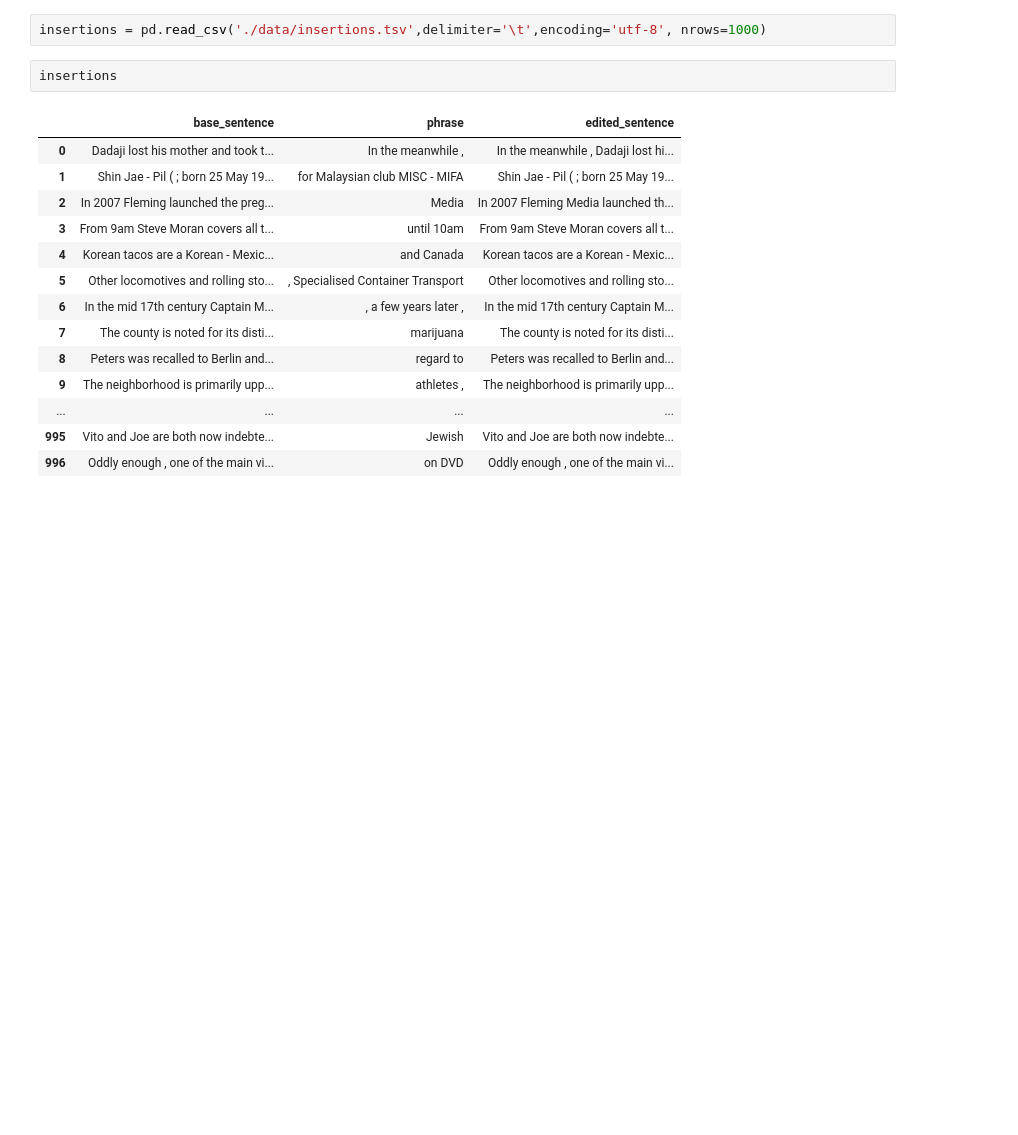
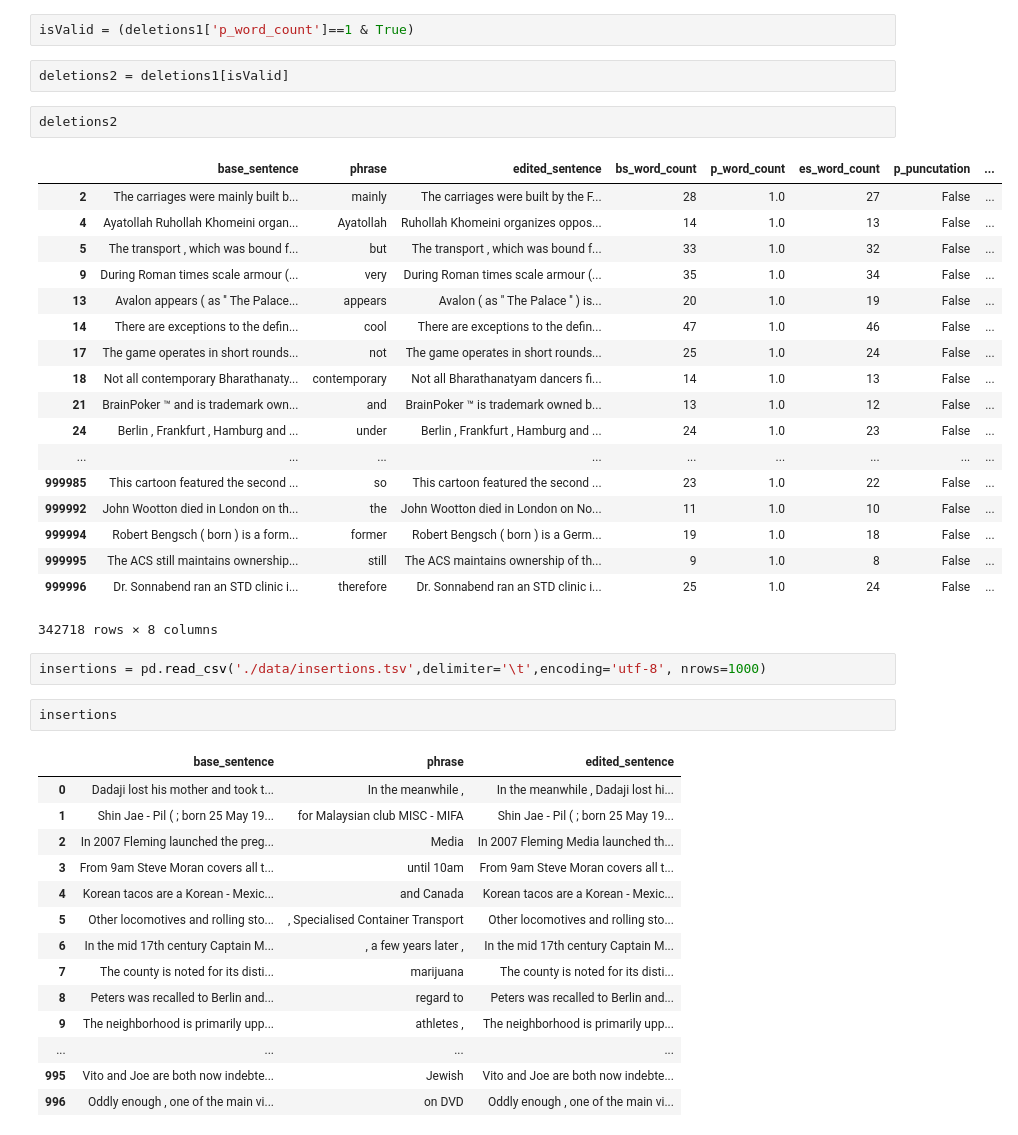
Before and after one commit to jason-shoe/wikiedits-datathon, a Jupyter notebook: Wikiedits-JupyterNotebook.ipynb, the cells around one changed output. Cells and saved outputs as stored; diff of their text form; blank space fills up the shorter version.

```diff
--- a/Wikiedits-JupyterNotebook.ipynb
+++ b/Wikiedits-JupyterNotebook.ipynb
@@ -26,3 +35,28 @@ deletions
+# %%
+isValid = (deletions1['p_word_count']==1 & True)
+# %%
+deletions2 = deletions1[isValid]
+# %%
+deletions2
+# %% [output]
+|  | base_sentence | phrase | edited_sentence | bs_word_count | p_word_count | es_word_count | p_puncutation | ... |
+| 2 | The carriages were mainly built b... | mainly | The carriages were built by the F... | 28 | 1.0 | 27 | False | ... |
+| 4 | Ayatollah Ruhollah Khomeini organ... | Ayatollah | Ruhollah Khomeini organizes oppos... | 14 | 1.0 | 13 | False | ... |
+| 5 | The transport , which was bound f... | but | The transport , which was bound f... | 33 | 1.0 | 32 | False | ... |
+| 9 | During Roman times scale armour (... | very | During Roman times scale armour (... | 35 | 1.0 | 34 | False | ... |
+| 13 | Avalon appears ( as '' The Palace... | appears | Avalon ( as '' The Palace '' ) is... | 20 | 1.0 | 19 | False | ... |
+| 14 | There are exceptions to the defin... | cool | There are exceptions to the defin... | 47 | 1.0 | 46 | False | ... |
+| 17 | The game operates in short rounds... | not | The game operates in short rounds... | 25 | 1.0 | 24 | False | ... |
+| 18 | Not all contemporary Bharathanaty... | contemporary | Not all Bharathanatyam dancers fi... | 14 | 1.0 | 13 | False | ... |
+| 21 | BrainPoker ™ and is trademark own... | and | BrainPoker ™ is trademark owned b... | 13 | 1.0 | 12 | False | ... |
+| 24 | Berlin , Frankfurt , Hamburg and ... | under | Berlin , Frankfurt , Hamburg and ... | 24 | 1.0 | 23 | False | ... |
+| ... | ... | ... | ... | ... | ... | ... | ... | ... |
+| 999985 | This cartoon featured the second ... | so | This cartoon featured the second ... | 23 | 1.0 | 22 | False | ... |
+| 999992 | John Wootton died in London on th... | the | John Wootton died in London on No... | 11 | 1.0 | 10 | False | ... |
+| 999994 | Robert Bengsch ( born ) is a form... | former | Robert Bengsch ( born ) is a Germ... | 19 | 1.0 | 18 | False | ... |
+| 999995 | The ACS still maintains ownership... | still | The ACS maintains ownership of th... | 9 | 1.0 | 8 | False | ... |
+| 999996 | Dr. Sonnabend ran an STD clinic i... | therefore | Dr. Sonnabend ran an STD clinic i... | 25 | 1.0 | 24 | False | ... |
+342718 rows × 8 columns
 # %%
 insertions = pd.read_csv('./data/insertions.tsv',delimiter='\t',encoding='utf-8', nrows=1000)
 # %%
```
Also changed, not shown: parts of 11 cells of this notebook.
